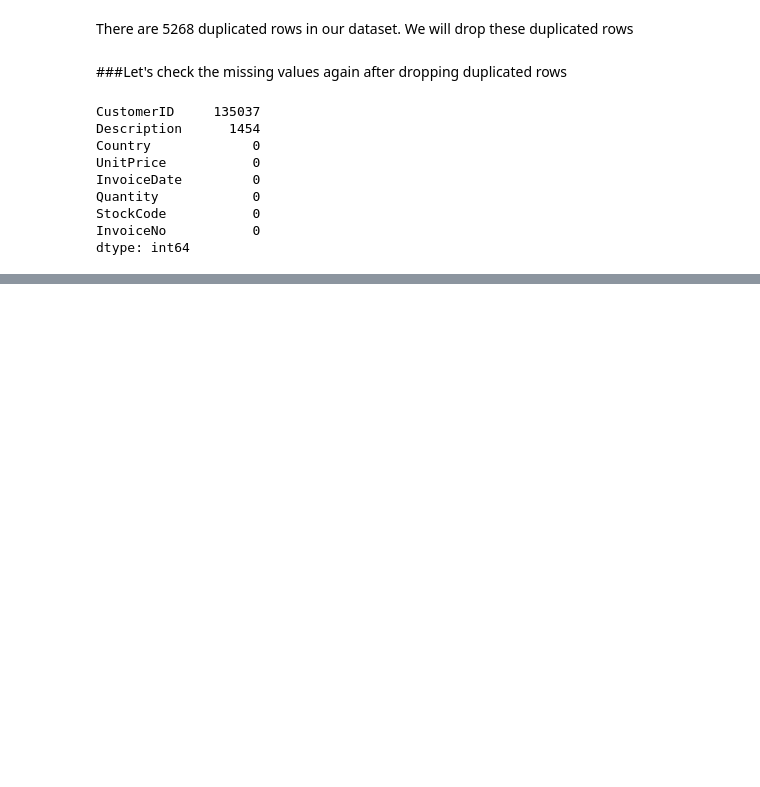
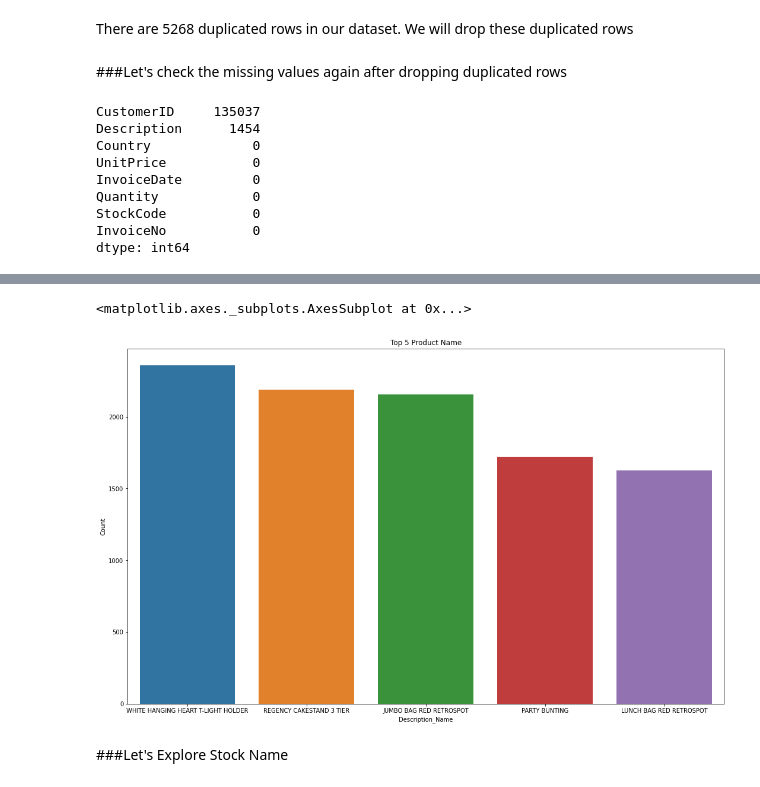
Before and after one commit to Aayushi-Sharma24/Online_Retail_Customer_Segmentation_Unsupervised, a Jupyter notebook: Online_Retail_Customer_Segmentation_Capstone_Project.ipynb, the cells around one changed output, grey strips where cells are left out. Saved outputs shown, nothing was run; the diff lists cells and outputs as text; code cells hidden in the pictures; blank space fills up the shorter version.

```diff
--- a/Online_Retail_Customer_Segmentation_Capstone_Project.ipynb
+++ b/Online_Retail_Customer_Segmentation_Capstone_Project.ipynb
@@ -164,0 +194,6 @@ dtype: int64
+# %%
+#Extracting description data in a dataframe
+Description_df=df['Description'].value_counts().reset_index()
+Description_df.rename(columns={'index': 'Description_Name'}, inplace=True)
+Description_df.rename(columns={'Description': 'Count'}, inplace=True)
+Description_df.head()
@@ -164,0 +207,10 @@ dtype: int64
+# %%
+#Plotting data using barplot
+plt.figure(figsize=(18,11))
+plt.title('Top 5 Product Name')
+sns.barplot(x='Description_Name',y='Count',data=Description_df[:5])
+# %% [output]
+<matplotlib.axes._subplots.AxesSubplot at 0x...>
+[figure, added]
+# %% [markdown]
+###Let's Explore Stock Name
```
Also changed, not shown: parts of 26 cells of this notebook.
